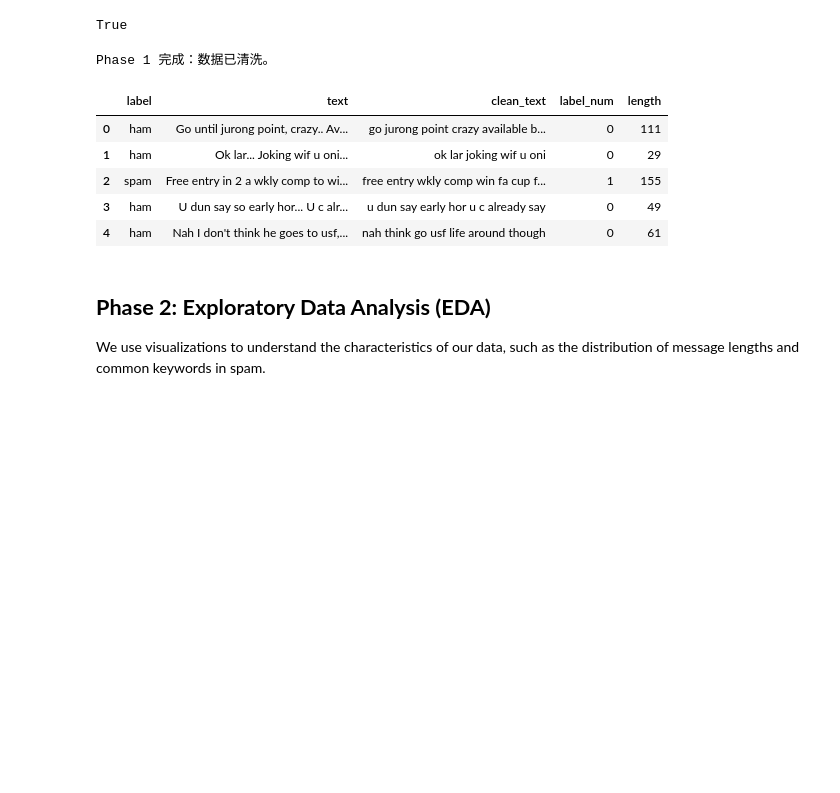
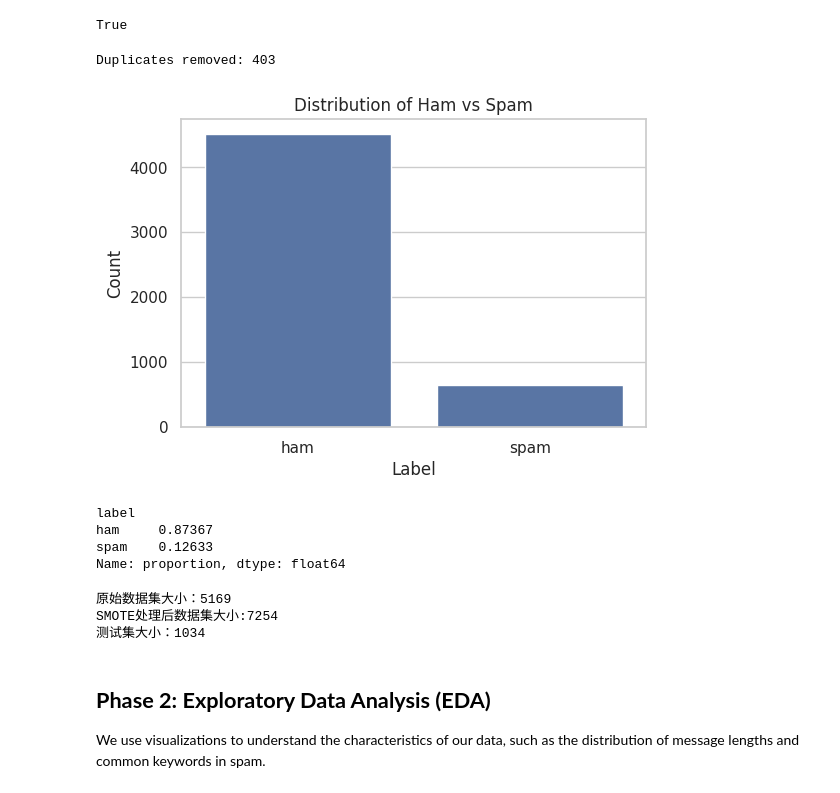
Before and after one commit to niuniu1fly-blip/spam-classification, a Jupyter notebook: “spam_classification_project_ipynb”.ipynb, the cells around one changed output. Cells and saved outputs as stored; diff of their text form; code cells hidden in the pictures; blank space fills up the shorter version.

```diff
--- a/“spam_classification_project_ipynb”.ipynb
+++ b/“spam_classification_project_ipynb”.ipynb
@@ -65,20 +55,52 @@ def clean_text(text):
+# %%
+#deduplication
+initial_count = len(df)
+df = df.drop_duplicates(subset=['v2'])
+print(f"Duplicates removed: {initial_count - len(df)}")
+# %% [output]
+Duplicates removed: 403
 # %%
 stop_words = set(stopwords.words('english'))
 lemmatizer = WordNetLemmatizer()
-# %%
-df = df.iloc[:, [0, 1]]
-df.columns = ['label', 'text']
-df = df.dropna()
-df['clean_text'] = df['text'].apply(clean_text)
-df['label_num'] = df['label'].map({'ham': 0, 'spam': 1})
-df['length'] = df['text'].apply(len)
-print("Phase 1 完成：数据已清洗。")
-df.head()
-# %% [output]
-Phase 1 完成：数据已清洗。
-|  | label | text | clean_text | label_num | length |
-| 0 | ham | Go until jurong point, crazy.. Av... | go jurong point crazy available b... | 0 | 111 |
-| 1 | ham | Ok lar... Joking wif u oni... | ok lar joking wif u oni | 0 | 29 |
-| 2 | spam | Free entry in 2 a wkly comp to wi... | free entry wkly comp win fa cup f... | 1 | 155 |
-| 3 | ham | U dun say so early hor... U c alr... | u dun say early hor u c already say | 0 | 49 |
-| 4 | ham | Nah I don't think he goes to usf,... | nah think go usf life around though | 0 | 61 |
+# %%
+# 2. 统一列名: Assume the first two columns are the relevant ones and rename them
+df = df.iloc[:, :2] # Selects the first two columns
+df.columns = ['label', 'text'] # Now rename them
+
+df = df.dropna() # Drop rows with any NaN values after selecting columns
+#统一标签
+df['label'] = df['label'].str.lower()
+df['label_num'] = df['label'].map({'ham': 0, 'spam': 1})
+
+# Redefine the clean_text function with the fix
+def clean_text(text):
+    # 处理可能的非字符串输入
+    text = str(text).lower()
+    text =  re.sub(r'([!?.$,])', r'\1' , text)
+    words = text.split() # Corrected: used 'words' consistently
+    # 词形还原并去除停用词
+    words = [lemmatizer.lemmatize(w) for w in words if w not in stop_words]
+    return ' '.join(words)
+
+#应用清洗函数
+df['clean_text'] = df['text'].apply(clean_text)
+#提取长度特征
+df['length'] = df['clean_text'].apply(len)
+# %%
+#设置绘图风格
+sns.set_style("whitegrid")
+
+plt.figure(figsize=(6, 4))
+sns.countplot(data=df, x='label')
+plt.title('Distribution of Ham vs Spam')
+plt.xlabel('Label')
+plt.ylabel('Count')
+plt.show()
+#打印具体比例
+print(df['label'].value_counts(normalize=True))
+# %% [output]
+[figure, added]
+label
+ham     0.87367
+spam    0.12633
+Name: proportion, dtype: float64
@@ -85,3 +120,11 @@ Phase 1 完成：数据已清洗。
+# %%
+print(f"原始数据集大小：{len(df)}")
+print(f"SMOTE处理后数据集大小:{X_train_res.shape[0]}")
+print(f"测试集大小：{X_test.shape[0]}")
+# %% [output]
+原始数据集大小：5169
+SMOTE处理后数据集大小:7254
+测试集大小：1034
 # %% [markdown]
 ## **Phase 2: Exploratory Data Analysis (EDA)**
 We use visualizations to understand the characteristics of our data, such as the distribution of message lengths and common keywords in spam.
```
Also changed, not shown: parts of 19 cells of this notebook.
